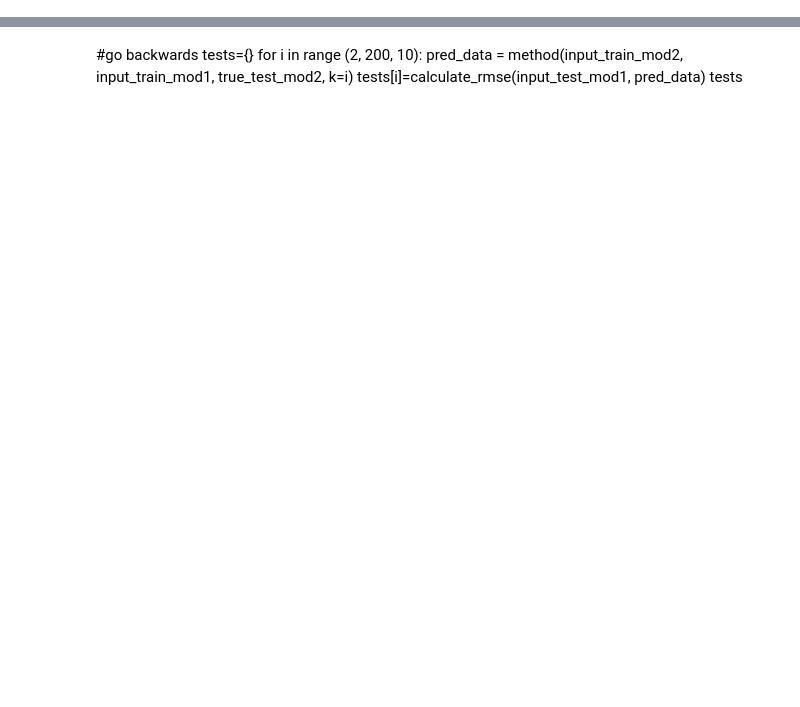
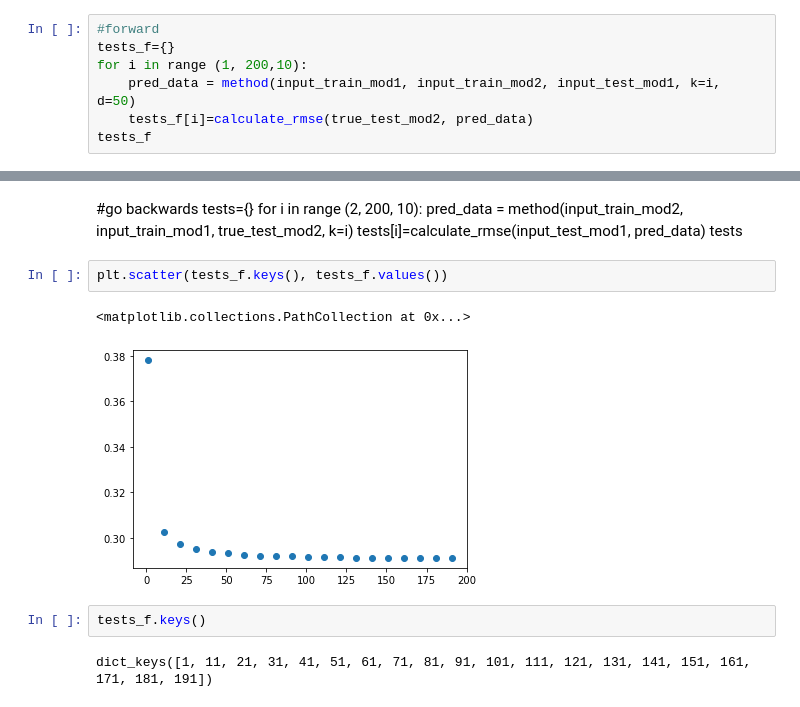
Before and after one commit to mmccown5/QCM_project, a Jupyter notebook: script.ipynb, the cells around one changed output, grey strips where cells are left out. Cells and saved outputs as stored; diff of their text form; blank space fills up the shorter version.

```diff
--- a/script.ipynb
+++ b/script.ipynb
@@ -174,0 +277,7 @@ tests_f
+# %%
+#forward
+tests_f={}
+for i in range (1, 200,10):
+    pred_data = method(input_train_mod1, input_train_mod2, input_test_mod1, k=i, d=50)
+    tests_f[i]=calculate_rmse(true_test_mod2, pred_data)
+tests_f
@@ -179,3 +326,12 @@ for i in range (2, 200, 10):
     pred_data = method(input_train_mod2, input_train_mod1, true_test_mod2, k=i)
     tests[i]=calculate_rmse(input_test_mod1, pred_data)
 tests
+# %%
+plt.scatter(tests_f.keys(), tests_f.values())
+# %% [output]
+<matplotlib.collections.PathCollection at 0x...>
+[figure, added]
+# %%
+tests_f.keys()
+# %% [output]
+dict_keys([1, 11, 21, 31, 41, 51, 61, 71, 81, 91, 101, 111, 121, 131, 141, 151, 161, 171, 181, 191])
```
Also changed, not shown: parts of 21 cells of this notebook, 3 other files.
